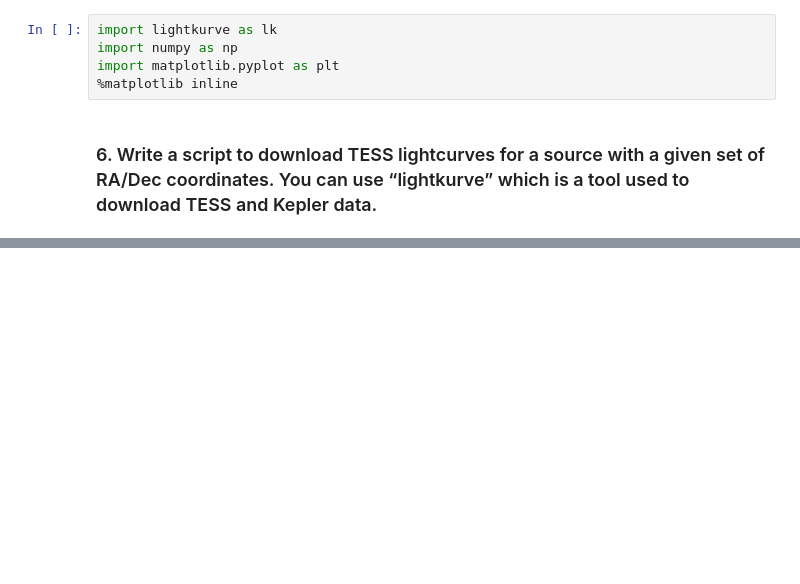
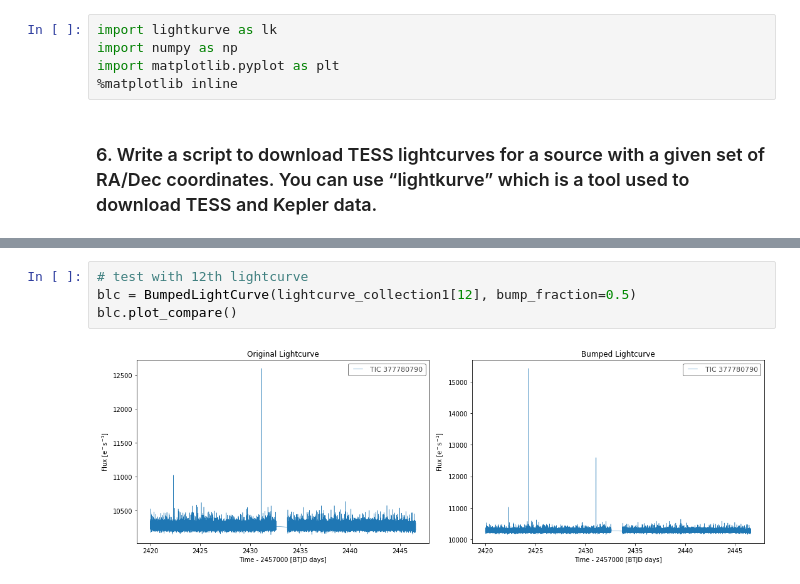
Before and after one commit to felixzhu555/AstroSoftware, a Jupyter notebook: TESS lightcurves.ipynb, the cells around one changed output, grey strips where cells are left out. Drawn from its saved outputs; the diff is of its cells as text; blank space fills up the shorter version.

```diff
--- a/TESS lightcurves.ipynb
+++ b/TESS lightcurves.ipynb
@@ -43,0 +122,6 @@ TypeError('The value must be a valid Python or Numpy numeric type.') [astropy.ta
+# %%
+# test with 12th lightcurve
+blc = BumpedLightCurve(lightcurve_collection1[12], bump_fraction=0.5)
+blc.plot_compare()
+# %% [output]
+[figure, added]
```
Also changed, not shown: parts of 9 cells of this notebook.
